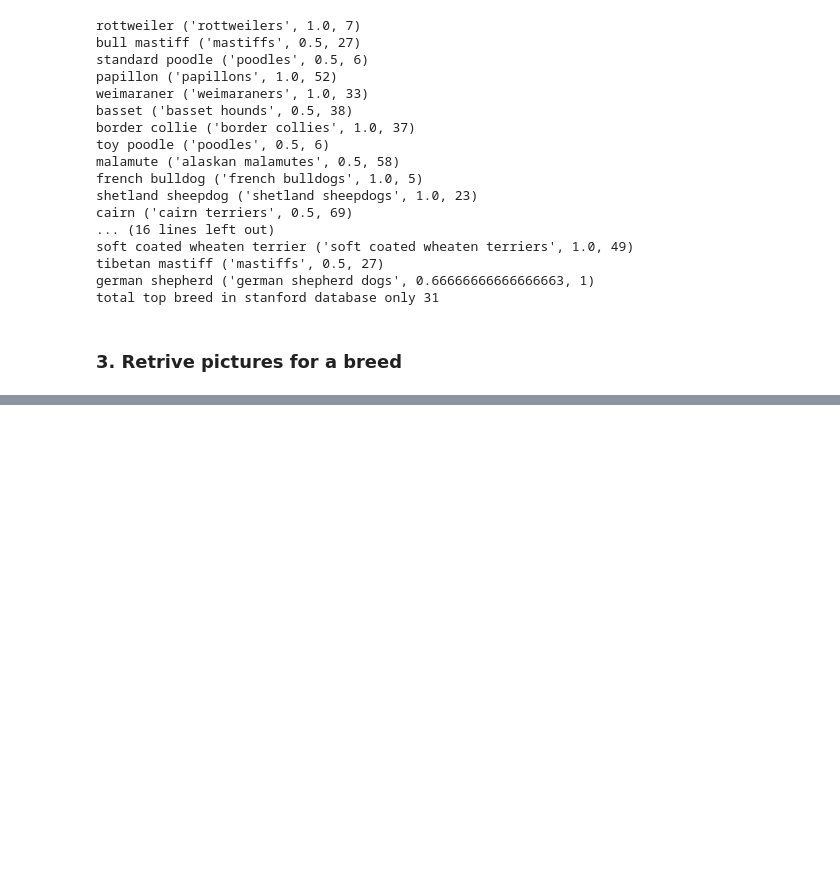
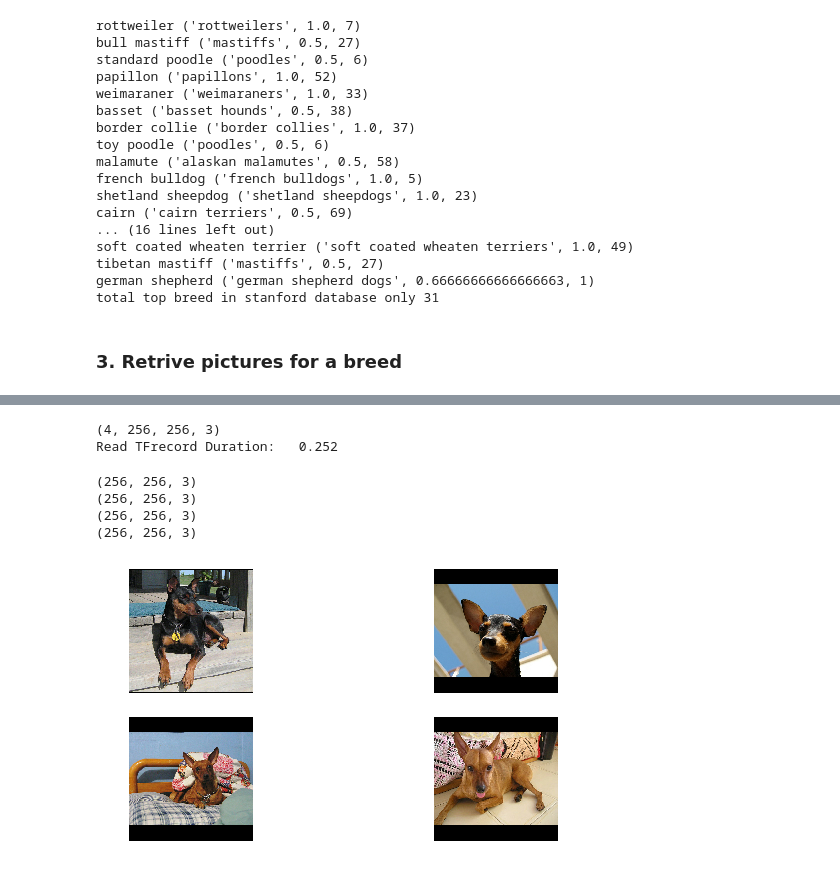
Before and after one commit to sadahanu/Capstone, a Jupyter notebook: EDA/raw_data_eda.ipynb, the cells around one changed output, grey strips where cells are left out. Cells and saved outputs as stored; diff of their text form; code cells hidden in the pictures; blank space fills up the shorter version.

```diff
--- a/EDA/raw_data_eda.ipynb
+++ b/EDA/raw_data_eda.ipynb
@@ -345,0 +379,54 @@ with tf.Session() as sess:
+# %%
+#create_tfrecord_start_time = time.time()
+#convert_to_tfrecord()
+#create_tfrecord_duration = time.time() - create_tfrecord_start_time
+#print("Create TFrecord Duration:  %.3f" % (create_tfrecord_duration))
+
+with tf.Session() as sess:
+    min_after_dequeue = 1000
+    capacity = min_after_dequeue + 3*4
+
+    img = read_img(test_subset, 1, True)
+    # img = read_tfrecord("training.tfrecords", 1, True)
+    img_batch = tf.train.shuffle_batch([img], batch_size=4,
+                                       num_threads=8,
+                                       capacity=capacity,
+                                   min_after_dequeue=min_after_dequeue)
+
+
+    init = (tf.global_variables_initializer(),
+            tf.local_variables_initializer())
+    sess.run(init)
+
+    coord = tf.train.Coordinator()
+    threads = tf.train.start_queue_runners(coord=coord)
+    i = 0
+    read_tfrecord_start_time = time.time()
+    try:
+        while not coord.should_stop():
+            imgs = sess.run([img_batch])
+            for img in imgs:
+                print(img.shape)
+    except Exception, e:
+        coord.request_stop(e)
+    finally:
+        coord.request_stop()
+    coord.join(threads)
+    read_tfrecord_duration = time.time() - read_tfrecord_start_time
+    print("Read TFrecord Duration:   %.3f" % read_tfrecord_duration)
+# %% [output]
+(4, 256, 256, 3)
+Read TFrecord Duration:   0.252
+# %%
+fig, axes = plt.subplots(2,2, figsize=(10,5))
+for im, ax in zip(img, axes.flatten()):
+    print im.shape
+    ax.imshow(im)
+    ax.axis('off')
+plt.show()
+# %% [output]
+(256, 256, 3)
+(256, 256, 3)
+(256, 256, 3)
+(256, 256, 3)
+[figure, added]
```
Also changed, not shown: parts of 9 cells of this notebook.
